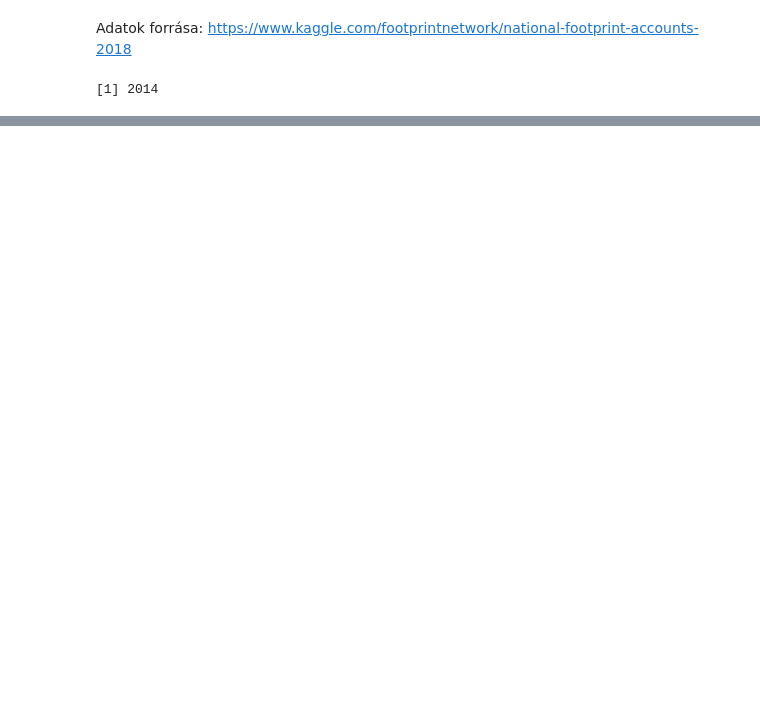
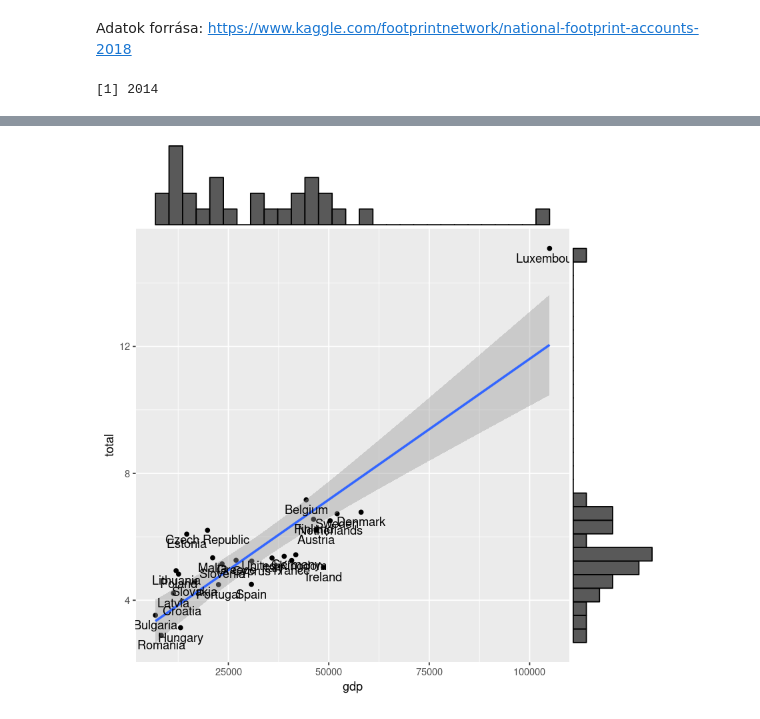
Before and after one commit to Helegris0/footprintr, a Jupyter notebook: ecological_footprint.ipynb, the cells around one changed output, grey strips where cells are left out. Drawn from its saved outputs; the diff is of its cells as text; code cells hidden in the pictures; blank space fills up the shorter version.

Commit message:
gdp-consumption lr for EU members, diachronic comparison of consumption and biocapacity in Hungary, worldwide ratio of footprint by land type

```diff
--- a/ecological_footprint.ipynb
+++ b/ecological_footprint.ipynb
@@ -53,0 +68,8 @@ Warning message:
+# %%
+plot_center = ggplot(data_eu_percap, aes(x=gdp, y=total)) +
+    geom_point() +
+    geom_smooth(method='lm') +
+    geom_text(aes(label=country), vjust=1.5)
+ggMarginal(plot_center, type='histogram')
+# %% [output]
+[figure, added]
```
Also changed, not shown: parts of 16 cells of this notebook, 1 other file.
